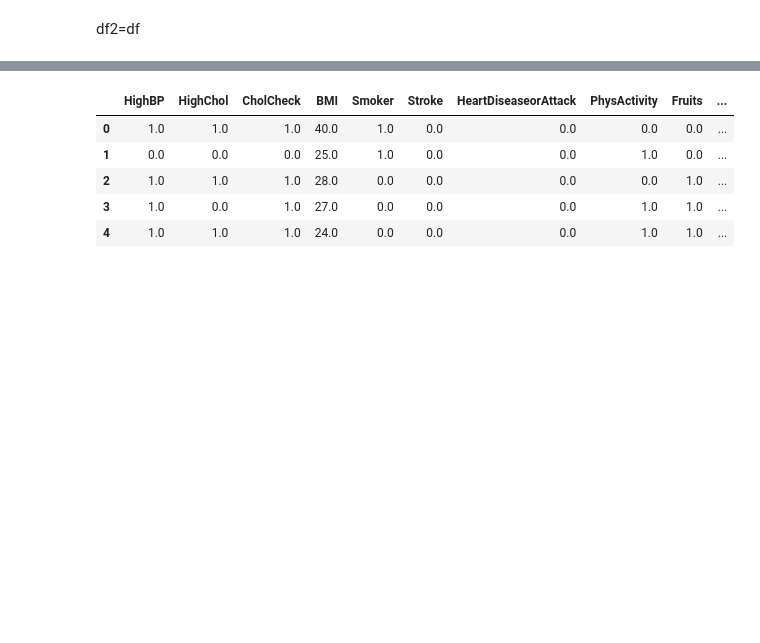
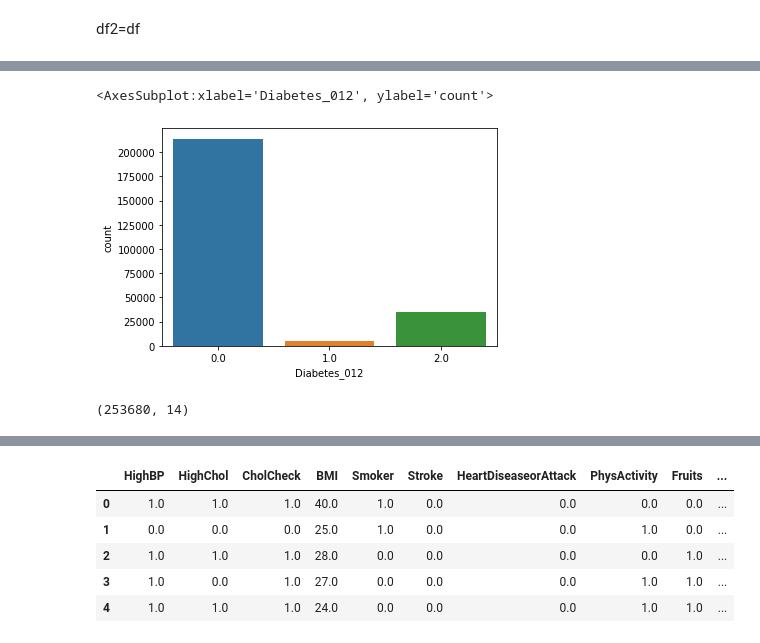
Before and after one commit to akshay0091/Diabetes-health-indicators, a Jupyter notebook: diabetes-prediction.ipynb, the cells around one changed output, grey strips where cells are left out. Drawn from its saved outputs; the diff is of its cells as text; code cells hidden in the pictures; blank space fills up the shorter version.

```diff
--- a/diabetes-prediction.ipynb
+++ b/diabetes-prediction.ipynb
@@ -123 +130,6 @@ df2=df
+# %%
+sns.countplot(df1['Diabetes_012'])
+# %% [output]
+<AxesSubplot:xlabel='Diabetes_012', ylabel='count'>
+[figure, added]
 # %%
@@ -125,3 +137,7 @@ df2=df1.head(5000)
+# %%
+df1.shape
+# %% [output]
+(253680, 14)
 # %%
 y=df1['Diabetes_012']
 X=df1.drop('Diabetes_012',axis=1)
```
Also changed, not shown: parts of 18 cells of this notebook.
